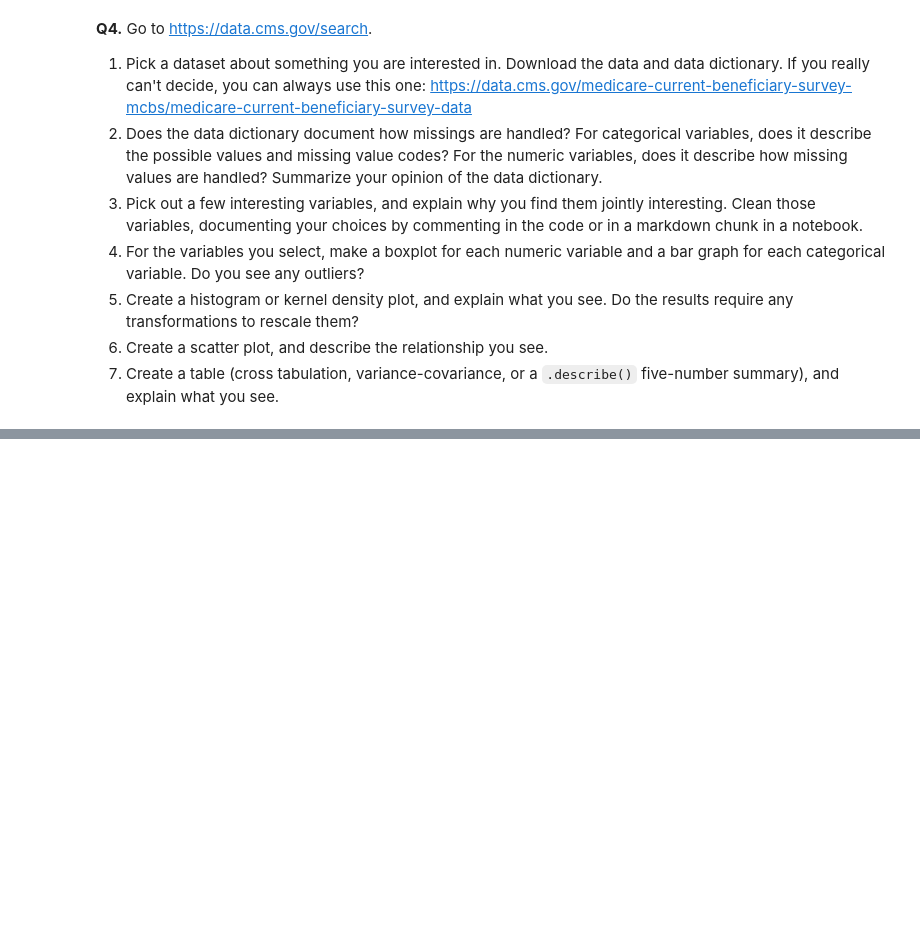
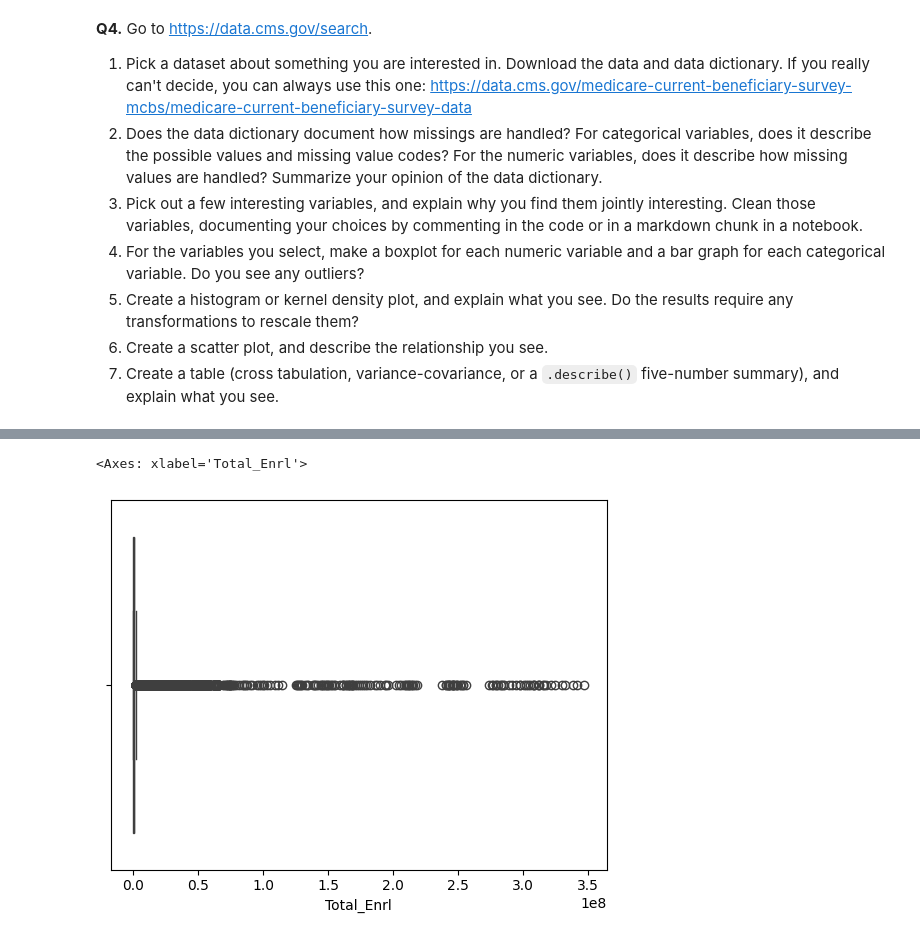
Before and after one commit to BrianXiao1217/visualization, a Jupyter notebook: assignment/assignment.ipynb, the cells around one changed output, grey strips where cells are left out. Cells and saved outputs as stored; diff of their text form; code cells hidden in the pictures; blank space fills up the shorter version.

```diff
--- a/assignment/assignment.ipynb
+++ b/assignment/assignment.ipynb
@@ -260,11 +257,9 @@ For some context, the Federal government ultimately spent about $4.4 trillion in
 from pandas import json_normalize
 import requests
 
-
-url = "https://data.cms.gov/data-api/v1/dataset/137f90cb-ac53-4b3d-8358-e65cf64e03d3/data"
-#coviddata = pd.read_csv(url, low_memory=False)
-r = requests.get(url)
-coviddata = json_normalize(r.text, '')
+coviddata = pd.read_csv('/content/visualization/assignment/data/COVID-19-Hospitalization-Trends.csv',low_memory=False)
 
 print(coviddata.head())
+
+#Total_Enrl (Total medicare enrollment), and Total_hosp (total covid 19 hospitalizations) seem interesting together to know if there is a relationship between
 # %% [output]
@@ -271,0 +320,6 @@ NotImplementedError:
+# %%
+#Question 4
+sns.boxplot(data=coviddata, x='Total_Enrl')
+# %% [output]
+<Axes: xlabel='Total_Enrl'>
+[figure, added]
```
Also changed, not shown: parts of 15 cells of this notebook.
